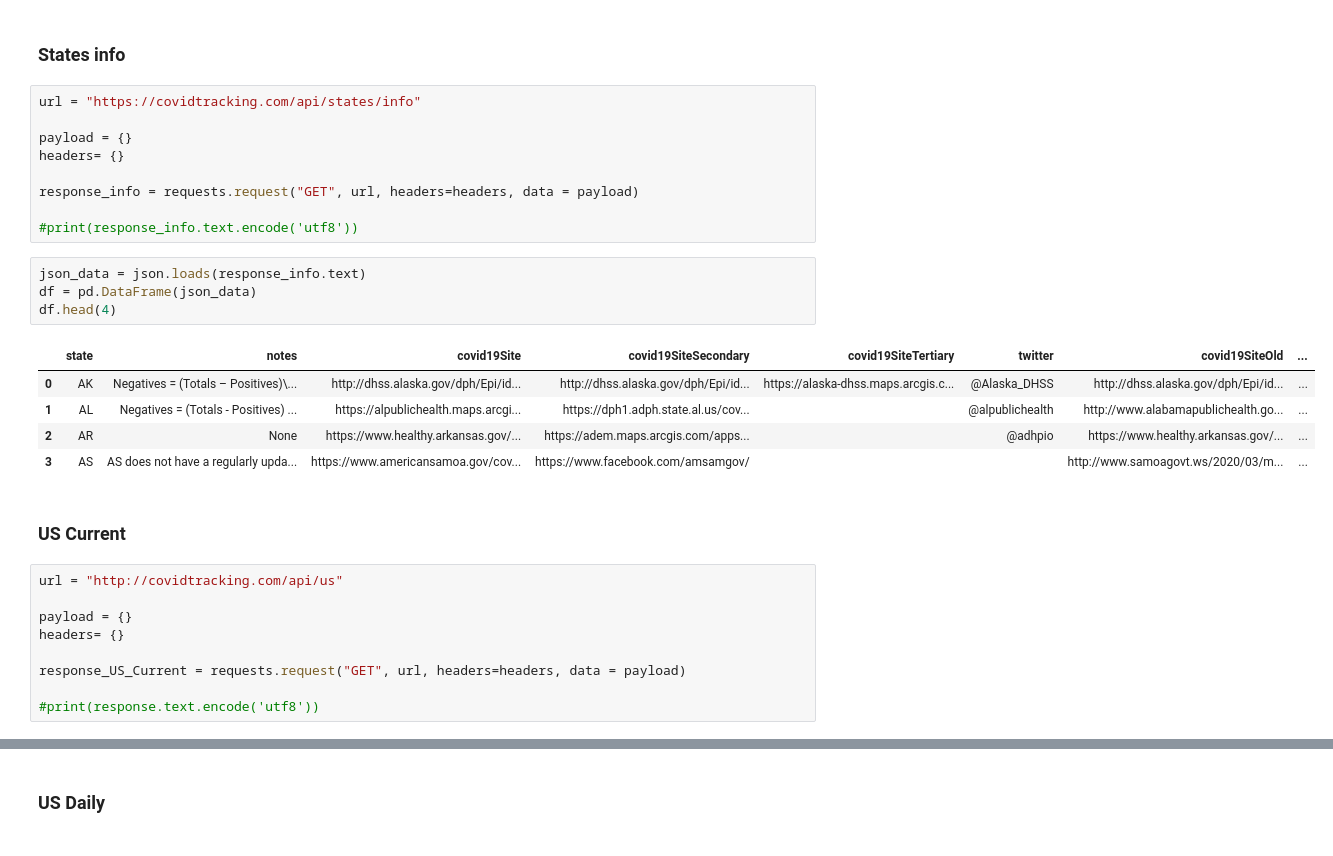
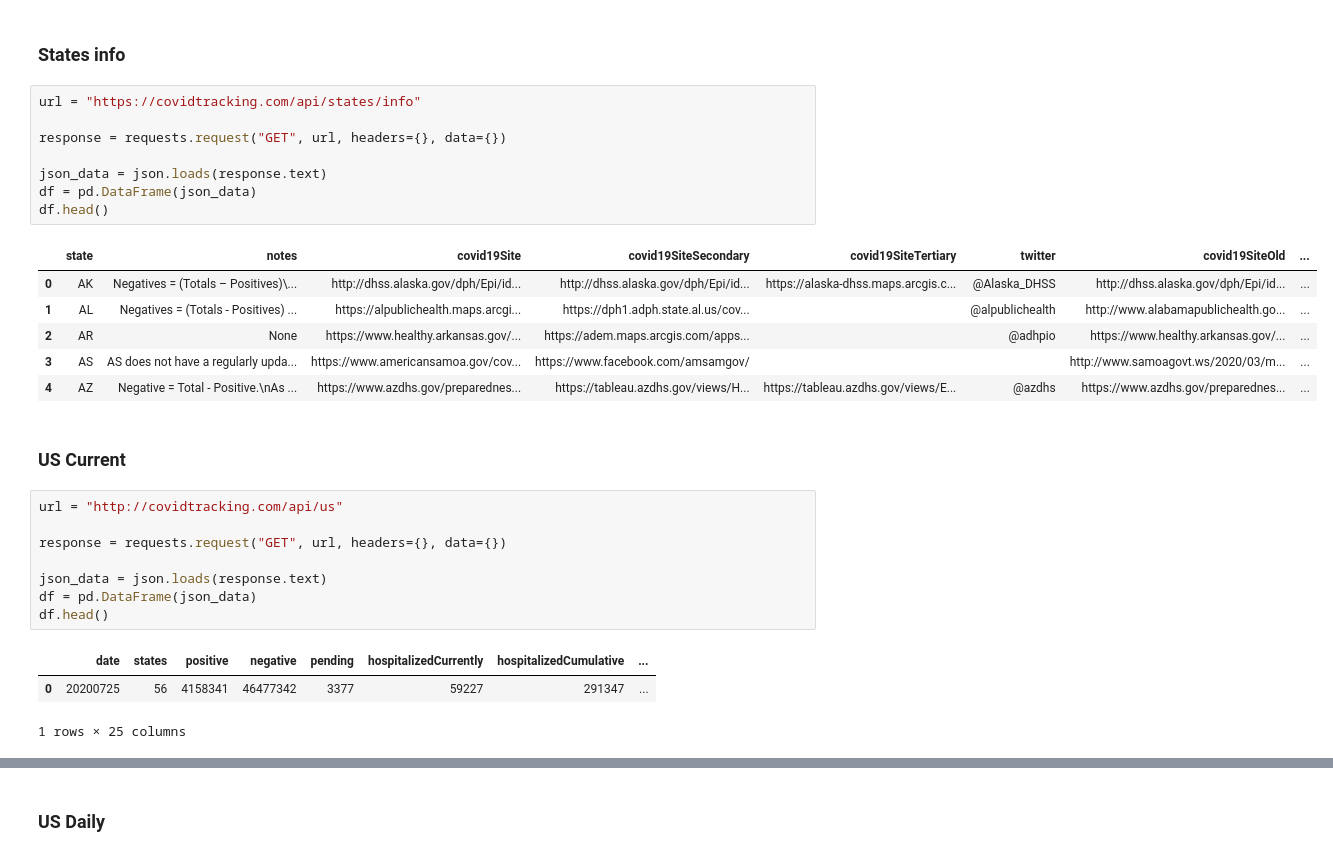
Before and after one commit to MGijon/BuildwithAI_Predictive_Algorithm, a Jupyter notebook: notebooks/data_exploration.ipynb, the cells around one changed output, grey strips where cells are left out. Cells and saved outputs as stored; diff of their text form.

```diff
--- a/notebooks/data_exploration.ipynb
+++ b/notebooks/data_exploration.ipynb
@@ -124,30 +116,29 @@ for col in df.columns:
 # %%
 url = "https://covidtracking.com/api/states/info"
 
-payload = {}
-headers= {}
+response = requests.request("GET", url, headers={}, data={})
 
-response_info = requests.request("GET", url, headers=headers, data = payload)
-
-#print(response_info.text.encode('utf8'))
+json_data = json.loads(response.text)
+df = pd.DataFrame(json_data)
+df.head()
+# %% [output]
+|  | state | notes | covid19Site | covid19SiteSecondary | covid19SiteTertiary | twitter | covid19SiteOld | ... |
+| 0 | AK | Negatives = (Totals – Positives)\... | http://dhss.alaska.gov/dph/Epi/id... | http://dhss.alaska.gov/dph/Epi/id... | https://alaska-dhss.maps.arcgis.c... | @Alaska_DHSS | http://dhss.alaska.gov/dph/Epi/id... | ... |
+| 1 | AL | Negatives = (Totals - Positives) ... | https://alpublichealth.maps.arcgi... | https://dph1.adph.state.al.us/cov... |  | @alpublichealth | http://www.alabamapublichealth.go... | ... |
+| 2 | AR | None | https://www.healthy.arkansas.gov/... | https://adem.maps.arcgis.com/apps... |  | @adhpio | https://www.healthy.arkansas.gov/... | ... |
+| 3 | AS | AS does not have a regularly upda... | https://www.americansamoa.gov/cov... | https://www.facebook.com/amsamgov/ |  |  | http://www.samoagovt.ws/2020/03/m... | ... |
+| 4 | AZ | Negative = Total - Positive.\nAs ... | https://www.azdhs.gov/preparednes... | https://tableau.azdhs.gov/views/H... | https://tableau.azdhs.gov/views/E... | @azdhs | https://www.azdhs.gov/preparednes... | ... |
-# %%
-json_data = json.loads(response_info.text)
-df = pd.DataFrame(json_data)
-df.head(4)
-# %% [output]
-|  | state | notes | covid19Site | covid19SiteSecondary | covid19SiteTertiary | twitter | covid19SiteOld | ... |
-| 0 | AK | Negatives = (Totals – Positives)\... | http://dhss.alaska.gov/dph/Epi/id... | http://dhss.alaska.gov/dph/Epi/id... | https://alaska-dhss.maps.arcgis.c... | @Alaska_DHSS | http://dhss.alaska.gov/dph/Epi/id... | ... |
-| 1 | AL | Negatives = (Totals - Positives) ... | https://alpublichealth.maps.arcgi... | https://dph1.adph.state.al.us/cov... |  | @alpublichealth | http://www.alabamapublichealth.go... | ... |
-| 2 | AR | None | https://www.healthy.arkansas.gov/... | https://adem.maps.arcgis.com/apps... |  | @adhpio | https://www.healthy.arkansas.gov/... | ... |
-| 3 | AS | AS does not have a regularly upda... | https://www.americansamoa.gov/cov... | https://www.facebook.com/amsamgov/ |  |  | http://www.samoagovt.ws/2020/03/m... | ... |
 # %% [markdown]
 ### US Current
 # %%
 url = "http://covidtracking.com/api/us"
 
-payload = {}
-headers= {}
+response = requests.request("GET", url, headers={}, data={})
 
-response_US_Current = requests.request("GET", url, headers=headers, data = payload)
-
-#print(response.text.encode('utf8'))
+json_data = json.loads(response.text)
+df = pd.DataFrame(json_data)
+df.head()
+# %% [output]
+|  | date | states | positive | negative | pending | hospitalizedCurrently | hospitalizedCumulative | ... |
+| 0 | 20200725 | 56 | 4158341 | 46477342 | 3377 | 59227 | 291347 | ... |
+1 rows × 25 columns
```
Also changed, not shown: parts of 12 cells of this notebook, 1 other file.
